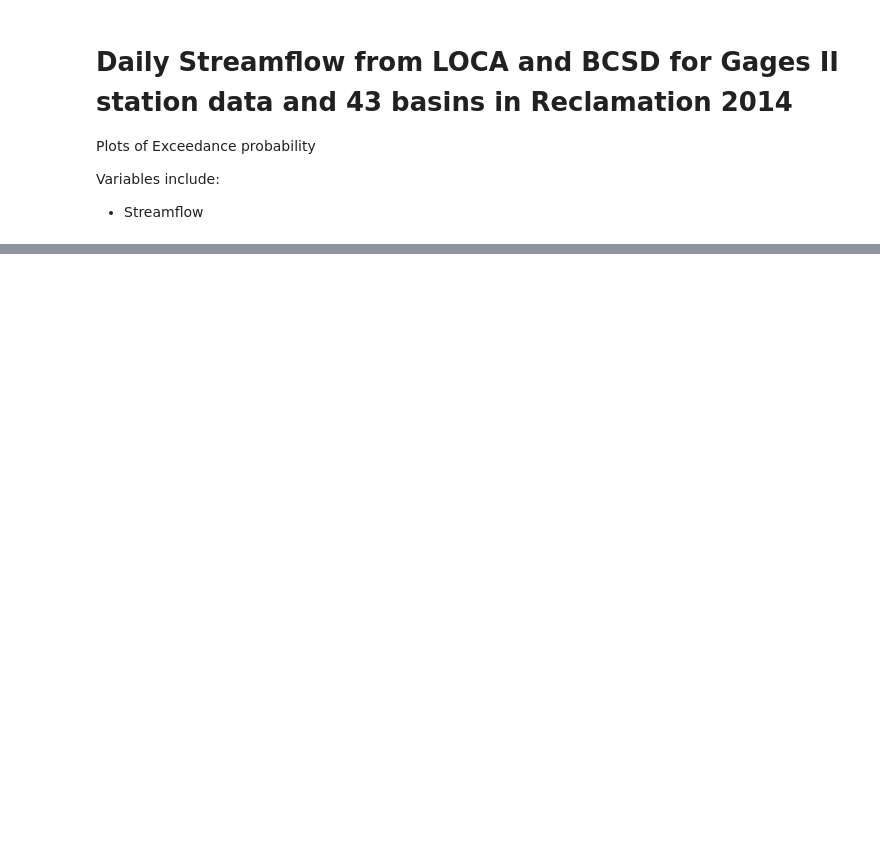
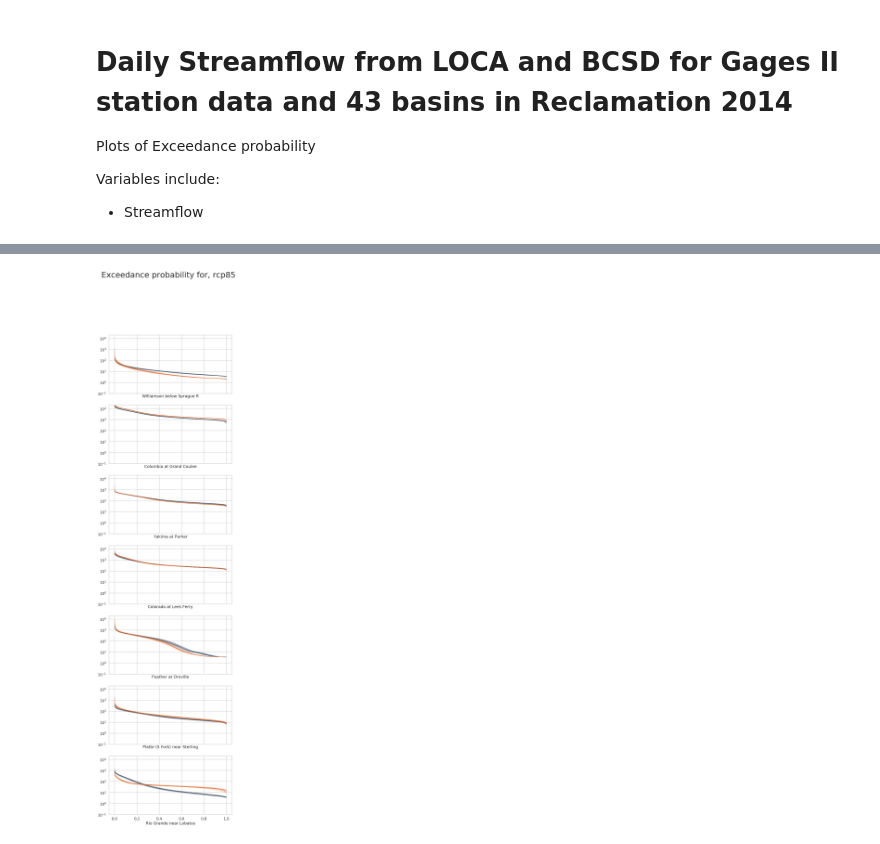
Before and after one commit to nmizukami/LOCA_Downscaling_Analysis, a Jupyter notebook: notebooks/analysis_daily_routed_streamflow_jav.ipynb, the cells around one changed output, grey strips where cells are left out. Saved outputs shown, nothing was run; the diff lists cells and outputs as text; code cells hidden in the pictures; blank space fills up the shorter version.

```diff
--- a/notebooks/analysis_daily_routed_streamflow_jav.ipynb
+++ b/notebooks/analysis_daily_routed_streamflow_jav.ipynb
@@ -637,0 +608,84 @@ reading rcp85
+# %%
+# MULTIPLE LOCATIONS ON A SINGLE FIGURE, ONLY A FEW
+
+make_fig = True
+if make_fig:
+
+    loca_color = "#3498db"
+    loca_hist_color = "#34495e"
+    bcsd_color = "#e73cac"
+    bcsd_hist_color = "#e46725"
+
+    obs_color = "#3498db"
+    hist_color = "#34495e"
+    rcp_color = "#e74c3c"
+
+    scale = 'all'  #high10, low10, all
+
+
+#     lookup_bor = pd.read_csv(f'/glade/u/home/jvano/projects/LOCA_Downscaling_Analysis/lists/basin_evaluated_table3.csv')
+    lookup_bor = pd.read_csv(f'/glade/u/home/jvano/projects/LOCA_Downscaling_Analysis/lists/basin_evaluated_table3_7.csv')
+    lookup_bor = lookup_bor.set_index('Number')
+
+#     fig, axes = plt.subplots(ncols=7, nrows=7, sharex=True, sharey=True, figsize=(80, 10), squeeze=False)
+    # fig, axes = plt.subplots(ncols=6, nrows=3, sharex=True, sharey=True, figsize=(30, 10), squeeze=False)
+    fig, axes = plt.subplots(ncols=1, nrows=7, sharex=True, sharey=True, figsize=(10, 40), squeeze=False)
+
+    period = 'hist' #fut, hist, hist_fut
+#     rcp = 'rcp45'
+    rcp = 'rcp85'
+
+    for i, (staid, row) in enumerate(lookup_bor.iterrows()):
+
+        plt.sca(axes.flat[i])
+
+    #     df_bcsd = get_bcsd_df(row.seg_id2, huc=row.HUC02)
+    #     df_obs = get_obs(staid)
+        dfloca = get_loca_df_bor(row.segid)
+        histloca = make_fdc_data(dfloca['1970': '1999'].filter(regex=f'{rcp}'))
+        dfbcsd = get_bcsd_df_bor(row.segid, huc=None)
+        histbcsd = make_fdc_data(dfbcsd['1970': '1999'].filter(regex=f'{rcp}'))
+
+        if (rcp == 'rcp85'):
+            rcploca = make_fdc_data(dfloca['2070': '2099'].filter(regex='rcp85'))
+            rcpbcsd = make_fdc_data(dfbcsd['2070': '2099'].filter(regex='rcp85'))
+            print('reading rcp85')
+        if (rcp == 'rcp45'):
+            rcploca = make_fdc_data(dfloca['2070': '2099'].filter(regex='rcp45'))
+            rcpbcsd = make_fdc_data(dfbcsd['2070': '2099'].filter(regex='rcp45'))
+            print('reading rcp45')
+        if (period == 'hist'):
+            lines0 = plt.plot(histloca.index, histloca.values, color=loca_hist_color, lw=0.5, alpha=0.5, zorder=10)
+            lines1 = plt.plot(histbcsd.index, histbcsd.values, color=bcsd_hist_color, lw=0.5, alpha=0.5, zorder=10)
+        if (period == 'fut'):
+            lines2 = plt.plot(rcploca.index, rcploca.values, color=loca_color, lw=0.5, alpha=0.5)
+            lines3 = plt.plot(rcpbcsd.index, rcpbcsd.values, color=bcsd_color, lw=0.5, alpha=0.5)
+        if (period == 'hist_fut'):
+            lines0 = plt.plot(histloca.index, histloca.values, color=loca_hist_color, lw=0.5, alpha=0.5, zorder=10)
+            lines1 = plt.plot(histbcsd.index, histbcsd.values, color=bcsd_hist_color, lw=0.5, alpha=0.5, zorder=10)
+            lines2 = plt.plot(rcploca.index, rcploca.values, color=loca_color, lw=0.5, alpha=0.5)
+            lines3 = plt.plot(rcpbcsd.index, rcpbcsd.values, color=bcsd_color, lw=0.5, alpha=0.5)
+
+
+
+
+#             lines0 = plt.plot(hist.index, hist.values, color=hist_color, lw=0.5, alpha=0.5, zorder=10)
+#             lines2 = plt.plot(rcp45.index, rcp45.values, color=rcp_color, lw=0.5, alpha=0.5)
+    #         lines2 = plt.plot(rcp85.index, rcp85.values, color=rcp_color, lw=0.5, alpha=0.5)
+
+        plt.yscale('log')
+#         plt.ylim(ymax=np.percentile(dfbcsd['1970': '1999'], 99.999) * 1.1, ymin=np.percentile(dfbcsd['1970': '1999'], 0.0001) * .9)
+        #plt.xlabel(row.STANAME)
+
+        plt.xlabel(f'{row.Name}')
+        plt.ylim([.1, 20000])
+        if (scale == 'high10'):
+            plt.xlim([0, .1])
+            plt.ylim([.5, 30000])
+        if (scale == 'low10'):
+            plt.xlim([0.9, 1.0])
+    #     plt.figlegend((lines0[0], lines2[0]), ('Historical', 'RCP 8.5'))
+
+    fig.suptitle(f'Exceedance probability for, {rcp}', fontsize=36)
+    fig.savefig(f'/glade/u/home/jvano/workdir/loca_figs/fdc_ensemble_bor_{period}_{rcp}_{scale}.png', bbox_inches='tight', dpi=100)
+# %% [output]
@@ -637,0 +706 @@ reading rcp85
+[figure, added]
```
Also changed, not shown: parts of 4 cells of this notebook, 2 other files.
